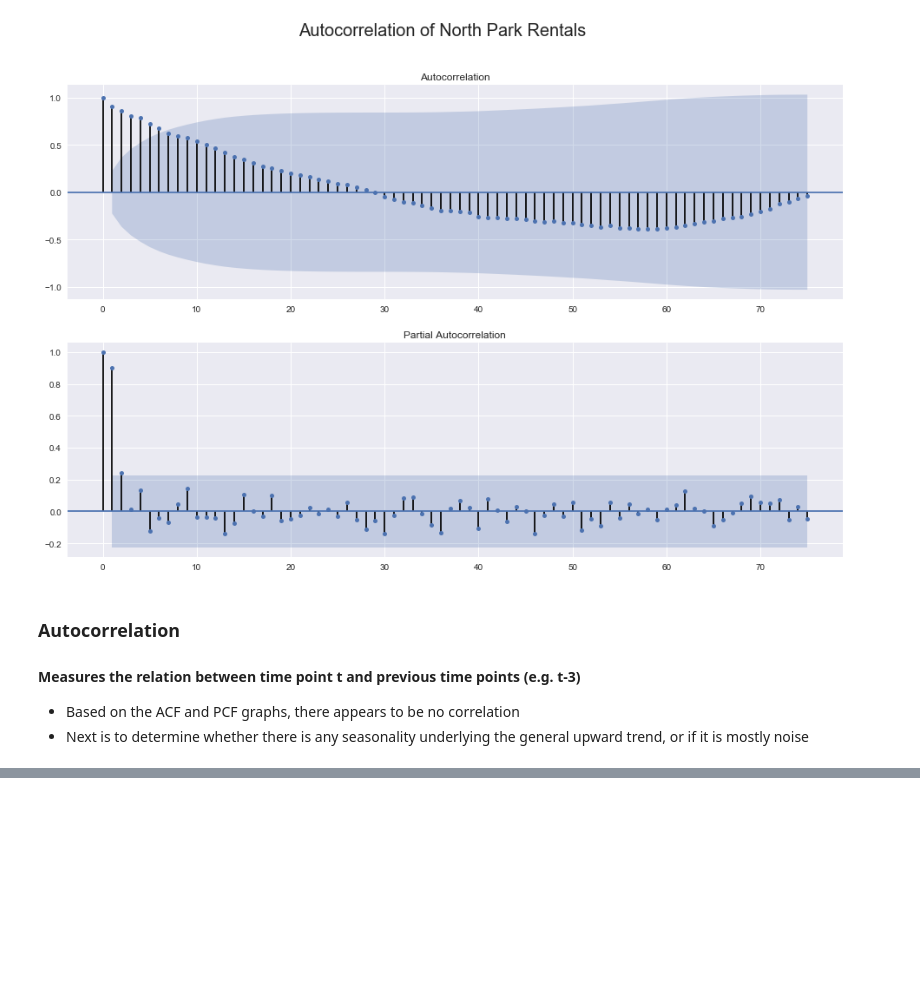
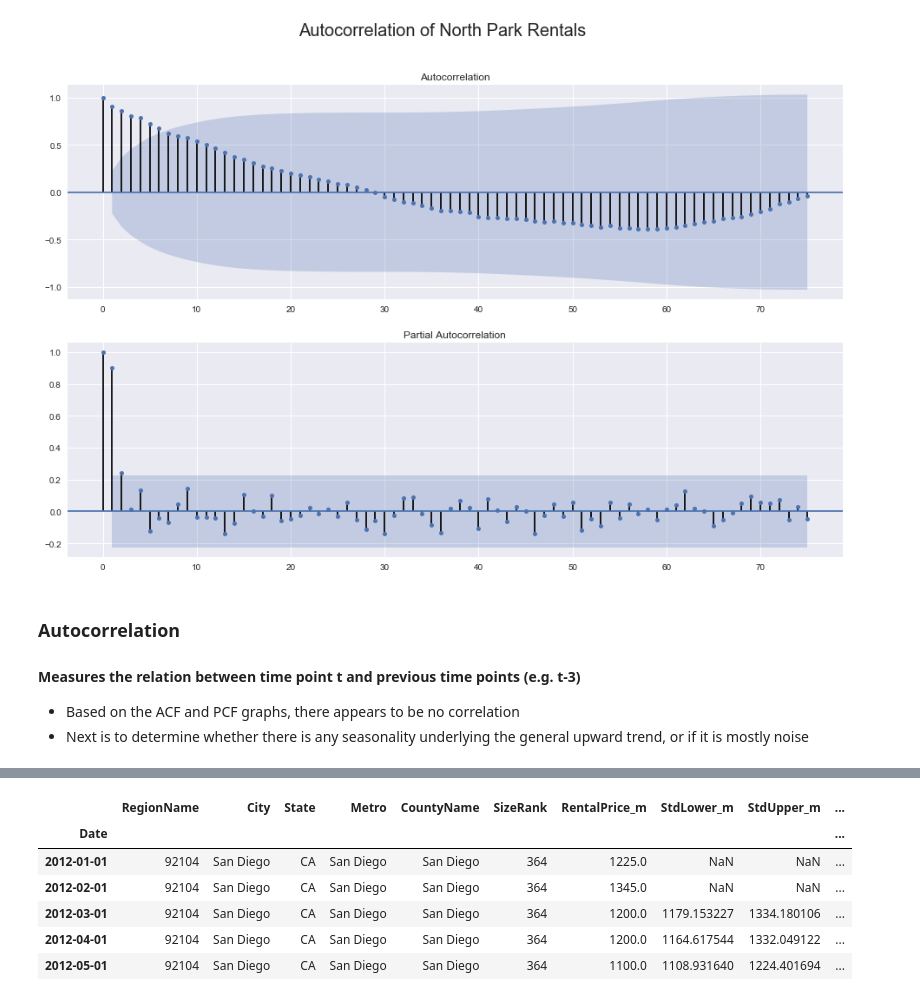
Before and after one commit to MichaelNormandyGavin/Zillow-Apartments, a Jupyter notebook: zillow_eda.ipynb, the cells around one changed output, grey strips where cells are left out. Saved outputs shown, nothing was run; the diff lists cells and outputs as text; code cells hidden in the pictures; blank space fills up the shorter version.

```diff
--- a/zillow_eda.ipynb
+++ b/zillow_eda.ipynb
@@ -178,0 +222,3 @@ plt.show()
+# %%
+annual_groupings = annual_groupings.resample('MS',convention='start').ffill()
+annual_groupings.head()
@@ -178,0 +240,2 @@ plt.show()
+# %%
+seasonal_df = pd.concat(quarterly_list,ignore_index=False)
@@ -178,0 +246,10 @@ plt.show()
+# %%
+seasonal_df.head()
+# %% [output]
+|  | RegionName | City | State | Metro | CountyName | SizeRank | RentalPrice_m | StdLower_m | StdUpper_m | ... |
+| Date |  |  |  |  |  |  |  |  |  | ... |
+| 2012-01-01 | 92104 | San Diego | CA | San Diego | San Diego | 364 | 1225.0 | NaN | NaN | ... |
+| 2012-02-01 | 92104 | San Diego | CA | San Diego | San Diego | 364 | 1345.0 | NaN | NaN | ... |
+| 2012-03-01 | 92104 | San Diego | CA | San Diego | San Diego | 364 | 1200.0 | 1179.153227 | 1334.180106 | ... |
+| 2012-04-01 | 92104 | San Diego | CA | San Diego | San Diego | 364 | 1200.0 | 1164.617544 | 1332.049122 | ... |
+| 2012-05-01 | 92104 | San Diego | CA | San Diego | San Diego | 364 | 1100.0 | 1108.931640 | 1224.401694 | ... |
```
Also changed, not shown: parts of 12 cells of this notebook.
